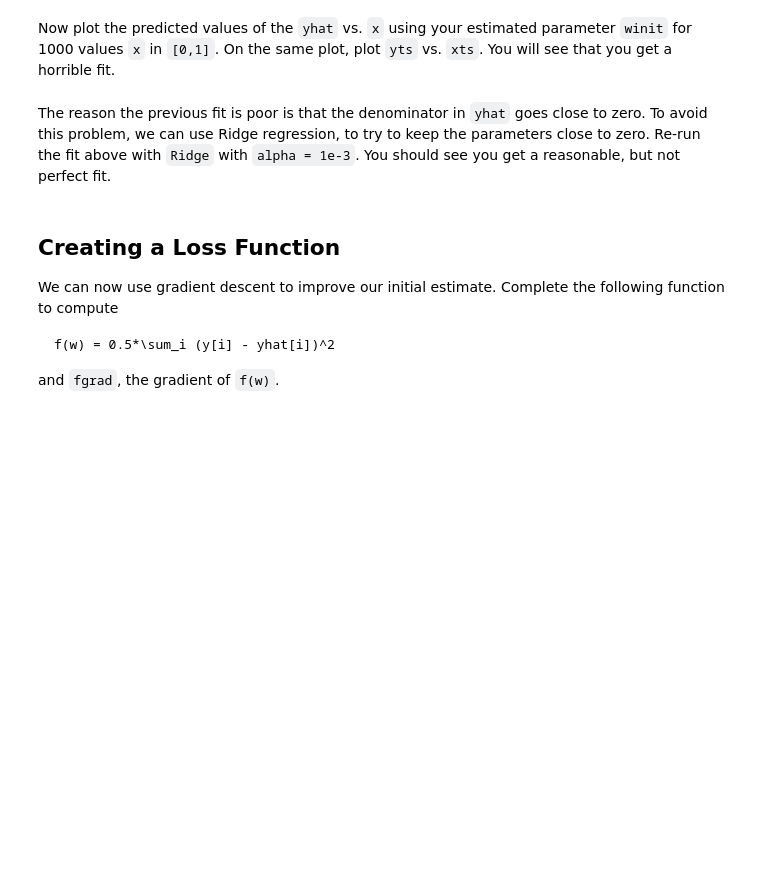
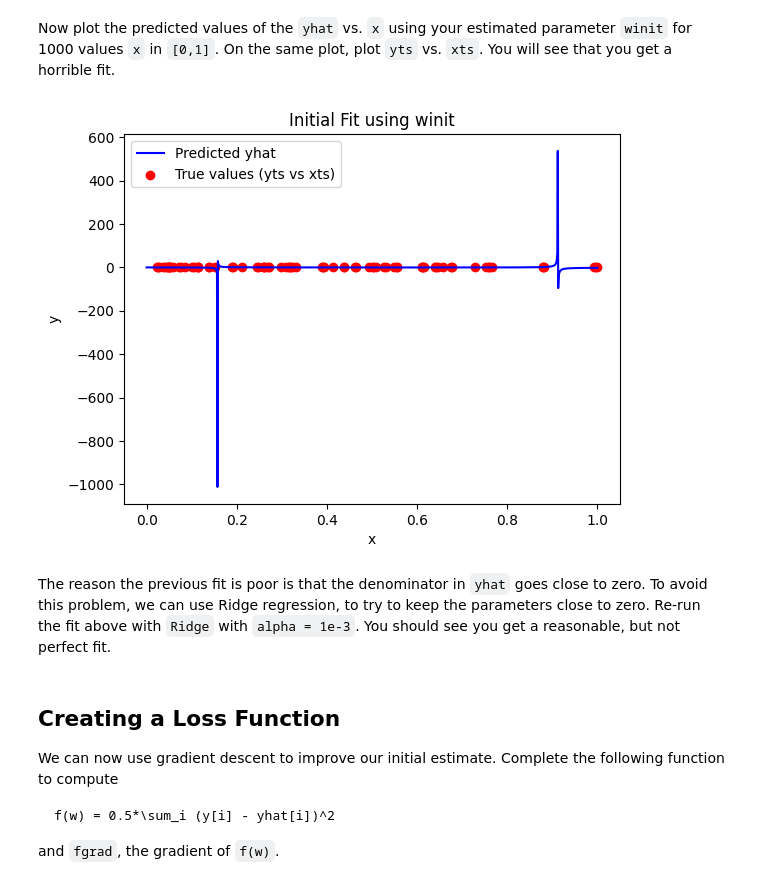
Before and after one commit to dpcarry/introml, a Jupyter notebook: unit07_optim/lab_nlls_partial.ipynb, the cells around one changed output. Cells and saved outputs as stored; diff of their text form; code cells hidden in the pictures; blank space fills up the shorter version.

```diff
--- a/unit07_optim/lab_nlls_partial.ipynb
+++ b/unit07_optim/lab_nlls_partial.ipynb
@@ -70,6 +84,7 @@ from sklearn.model_selection import train_test_split
 
 # TODO
 # xtr, xts, ytr, yts = ...
+xtr, xts, ytr, yts = train_test_split(x,yn,test_size=0.33)
 # %% [markdown]
 ## Initial Fit for a Rational Model
 
@@ -78,20 +93,17 @@ The [NIST website](https://www.itl.nist.gov/div898/strd/nls/data/hahn1.shtml) su
       yhat = (a[0] + a[1]*x + ... + a[d]*x^d)/(1 + b[0]*x + ... + b[d-1]*x^d)
 
 with `d=3`.  The model parameters are `w = [a[0],...,a[d],b[0],...,b[d-1]]` so there are `2d+1` parameters total.    Complete the function below that takes vectors `w` and `x` and predicts a set of values `yhat` using the above model.
-# %%
-def predict(w,x):
-
-    # Get the length
-    d = (len(w)-1)//2
-
-    # TODO.  Extract a and b from w
-    # a = ...
-    # b = ...
-
-    # TODO.  Compute yhat.  You may use the np.polyval function
-    # But, remember you must flip the order the a and b
-    # yhat = ...
-    return yhat
+# %%
+def predict(w, x):
+    d = (len(w) - 1) // 2
+    a = w[:d + 1]  #the first d+1 elements are coefficients for the numerator
+    b = w[d + 1:]  #the next d elements are coefficients for the denominator
+
+    numerator = np.polyval(a[::-1], x)
+    denominator = 1 + np.polyval(b[::-1], x)
+    y_hat = numerator / denominator
+
+    return y_hat
 # %% [markdown]
 When we fit with a nonlinear model, most methods only get convergence to a local minima.  So, you need a good initial condition.  For a rational model, one way to get is to realize that if:
 
@@ -128,3 +161,20 @@ Now plot the predicted values of the `yhat` vs. `x` using your estimated paramet
+# %%
+# TODO
+# xp = ...
+# yhat = ...
+# plot(...)
+xp = np.linspace(0, 1, 1000)
+yhat = predict(winit, xp)
+
+plt.plot(xp, yhat, label="Predicted yhat", color="blue")
+plt.scatter(xts, yts, color="red", label="True values (yts vs xts)")
+plt.xlabel("x")
+plt.ylabel("y")
+plt.title("Initial Fit using winit")
+plt.legend()
+plt.show()
+# %% [output]
+[figure, added]
 # %% [markdown]
 The reason the previous fit is poor is that the denominator in `yhat` goes close to zero.   To avoid this problem, we can use Ridge regression, to try to keep the parameters close to zero.  Re-run the fit above with `Ridge` with `alpha = 1e-3`. You should see you get a reasonable, but not perfect fit.
 # %%
```
Also changed, not shown: parts of 6 cells of this notebook.
